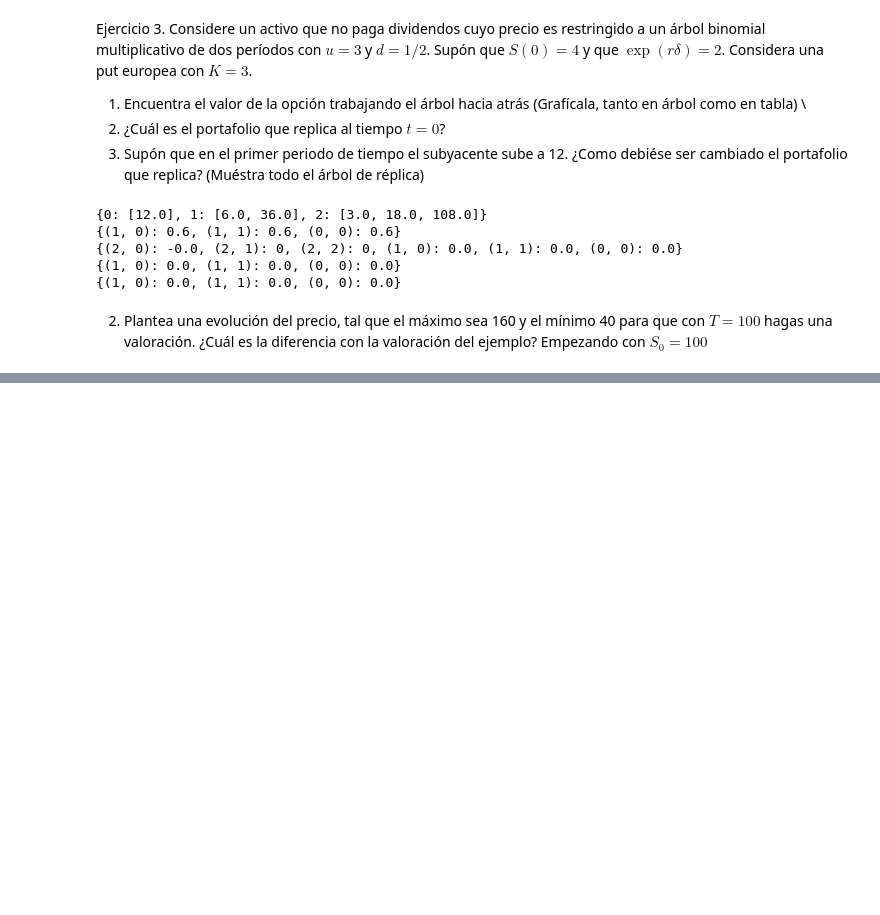
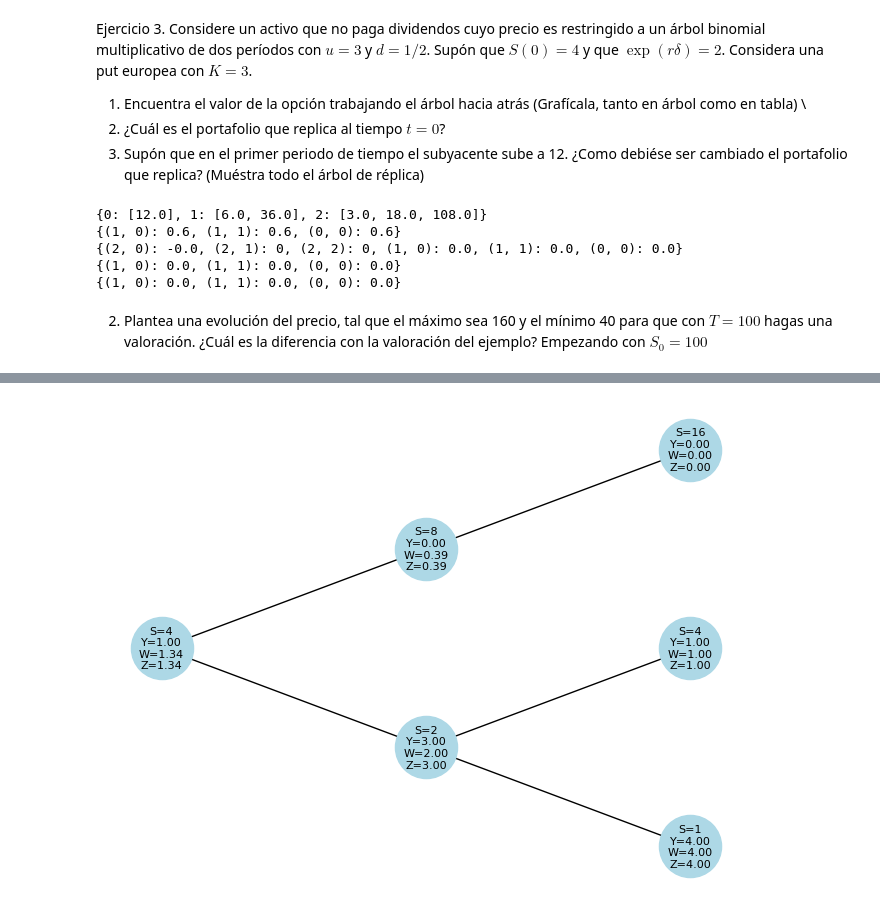
Before and after one commit to pikey-msc/ValOpc, a Jupyter notebook: 2024-2/Cobert_Arb_Unip.ipynb, the cells around one changed output, grey strips where cells are left out. Drawn from its saved outputs; the diff is of its cells as text; code cells hidden in the pictures; blank space fills up the shorter version.

```diff
--- a/2024-2/Cobert_Arb_Unip.ipynb
+++ b/2024-2/Cobert_Arb_Unip.ipynb
@@ -328,0 +412,88 @@ print(b)
+# %%
+#función americana
+import matplotlib.pyplot as plt
+import networkx as nx
+# Parámetros iniciales
+S0 = 4  # Precio inicial
+K = 5   # Precio de ejercicio
+T = 2     # Periodos
+r = 1/5
+B = 1+r
+u = 2   # Factor de subida
+d = 1/2   # Factor de bajada
+cop = 1 # call (0) o put (1)
+
+# Construir el árbol de precios S
+def opc_ame(S0, K, T, r, B, u, d, cop):
+  levels = {}  # Diccionario para almacenar los nodos por nivel
+  for t in range(T+1):
+      levels[t] = [S0 * (u ** ups) * (d ** (t - ups)) for ups in reversed(range(t + 1))]
+
+  # Calcular q_n y X_n para cada nodo
+  Y = {}  # Diccionario para almacenar los valores Y
+  W = {}  # Diccionario para almacenar los valores W
+  Z = {}  # Diccionario para almacenar los valores W
+  a = {}
+  b = {}
+
+  q = (1+r-d)/(u-d)
+
+  for idx, S_T in enumerate(levels[T]):
+      Y[(T, idx)] = max((S_T - K)*(-1)**(cop), 0) ##parametrizando el payoff para que sea call o put
+      Z[(T, idx)] = max((S_T - K)*(-1)**(cop), 0)
+      W[(T, idx)] = max((S_T - K)*(-1)**(cop), 0)
+  # Calcular X para nodos anteriores a T
+  for t in reversed(range(T)):
+      for idx, S_n in enumerate(levels[t]):
+          S_u = levels[t+1][idx+1]
+          S_d = levels[t+1][idx]
+          Y[(t, idx)] = max((S_n - K)*(-1)**(cop), 0)
+          W[(t, idx)] = (q * Z[(t+1, idx+1)] + (1 - q) * Z[(t+1, idx)])*1/B
+          Z[(t, idx)] = max(Y[(t, idx)],W[(t, idx)])
+          a[(t, idx)] = (Z[(t+1, idx+1)] - Z[(t+1, idx)]) / ((u-d)*S_n) #(S_u - S_d)
+          b[(t, idx)] = (Z[(t+1, idx+1)] - ((Z[(t+1, idx+1)] - Z[(t+1, idx)])*S_u) / (S_u - S_d))*(1/B)
+
+  print(levels)
+  print(q)
+  print(Y)
+  print(W)
+  print(Z)
+  print(a)
+  print(b)
+
+
+  # Función para graficar el árbol
+  def plot_tree(levels, X,Y,Z):
+      G = nx.Graph()
+      pos = {}
+      for t in levels:
+          for idx, S in enumerate(levels[t]):
+              node_label = (t, idx)
+              G.add_node(node_label)
+              pos[node_label] = (2*t, -2*idx + t)
+              if t > 0:
+                  parent_label = (t-1, idx) if idx < len(levels[t-1]) else (t-1, idx-1)
+                  G.add_edge(parent_label, node_label)
+
+      labels = {node: f"S={S:.0f}\nY={X[node]:.2f}\nW={Y[node]:.2f}\nZ={Z[node]:.2f}" for node, S in zip(pos.keys(), sum(levels.values(), []))}
+
+      nx.draw(G, pos, labels=labels, with_labels=True, node_size=2000, node_color='lightblue', font_size=8, arrows=False)
+      plt.show()
+
+  plot_tree(levels, Y,W,Z )
+  return q, Y, W, Z, a, b, Z[(0,0)]
+
+
+
+S0 = 4  # Precio inicial
+K = 5   # Precio de ejercicio
+T = 2     # Periodos
+r = 1/5
+B = 1+r
+u = 2   # Factor de subida
+d = 1/2   # Factor de bajada
+cop = 1 # call (0) o put (1)
+
+q, Y, W, Z, a, b, valopc = opc_ame(S0, K, T, r, B, u, d, cop)
+print("valor opción:", valopc)
+# %% [output]
@@ -328,0 +507 @@ print(b)
+[figure, added]
```
Also changed, not shown: parts of 8 cells of this notebook.
